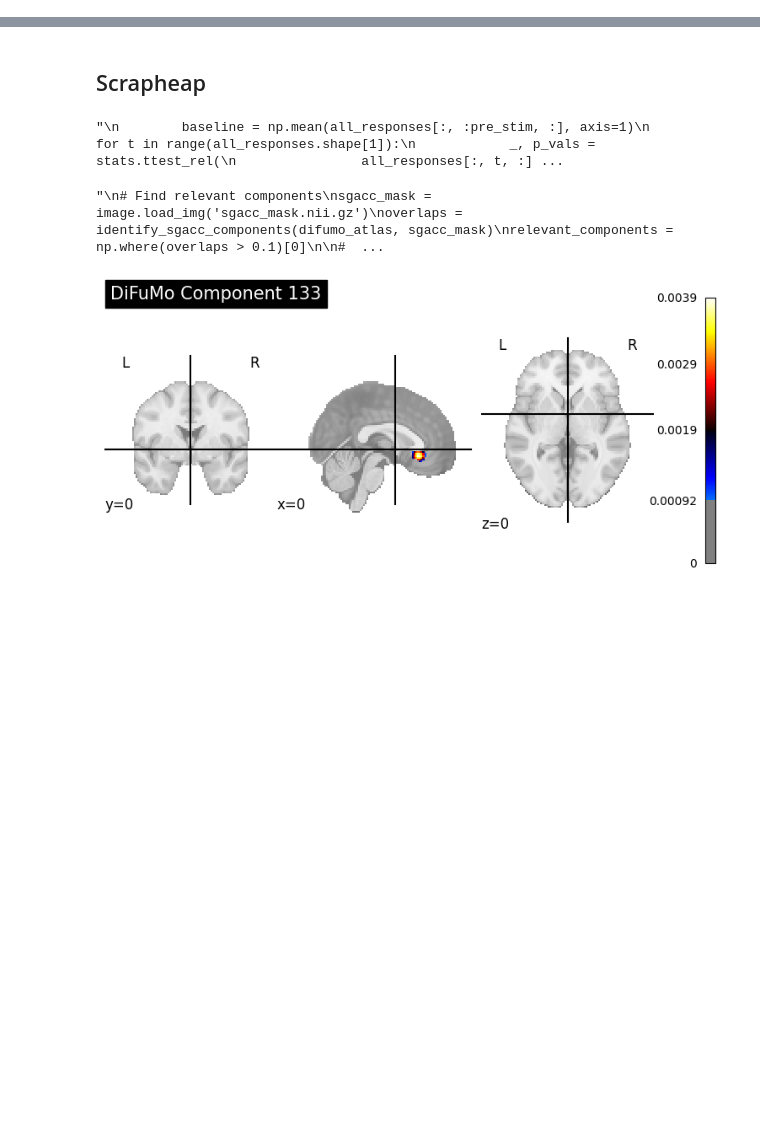
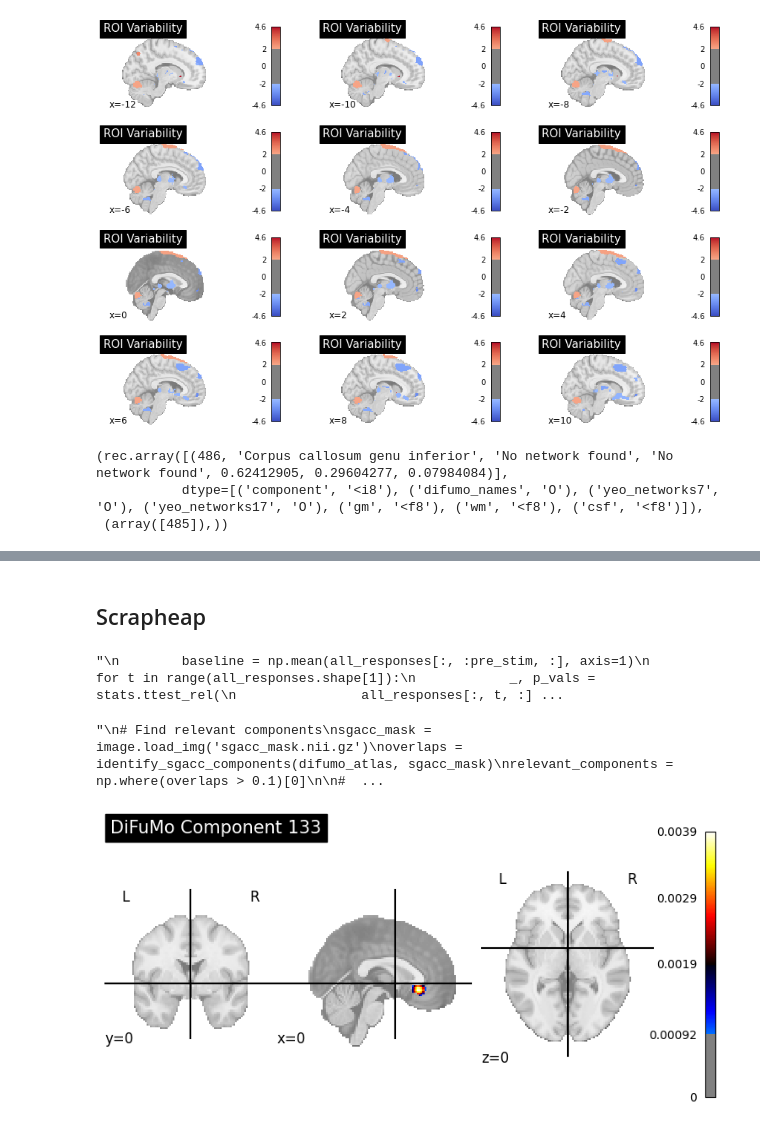
Before and after one commit to dmochow/fus, a Jupyter notebook: code/analyze_resampled_preprocessed_bold.ipynb, the cells around one changed output, grey strips where cells are left out. Cells and saved outputs as stored; diff of their text form; code cells hidden in the pictures; blank space fills up the shorter version.

```diff
--- a/code/analyze_resampled_preprocessed_bold.ipynb
+++ b/code/analyze_resampled_preprocessed_bold.ipynb
@@ -302,0 +175,2 @@ plt.plot(time_series['sham'][1][:, 133])
+# %%
+generate_time_series = False
@@ -302,0 +301,6 @@ plt.plot(time_series['sham'][1][:, 133])
+# %%
+# load DiFuMo atlas
+difumo = datasets.fetch_atlas_difumo(dimension=1024)
+labels = difumo.labels  # List of 1024 anatomical labels
+atlas_img = nib.load(difumo.maps)
+labels[rois_sig_sigma_post]
@@ -302,0 +325,42 @@ plt.plot(time_series['sham'][1][:, 133])
+# %%
+# Create volume with variability values
+# Assuming variability_values is your 1024-length array of variability metrics
+variability_map = np.zeros(atlas_img.shape[:-1])
+for roi_idx in range(1024):
+    roi_mask = (atlas_img.get_fdata()[:,:,:,roi_idx] > 0)
+    #variability_map[roi_mask] = t_stats_mu[roi_idx]
+    #variability_map[roi_mask] = t_stats_mu_post[roi_idx]
+    #variability_map[roi_mask] = t_stats_sigma[roi_idx]
+    variability_map[roi_mask] = t_stats_sigma_post[roi_idx]
+    #variability_map[roi_mask] = pvals_sigma_post[roi_idx] < 0.01
+
+# Create and save NIfTI
+variability_nii = nib.Nifti1Image(variability_map, atlas_img.affine)
+# %%
+fig, ax = plt.subplots(4,3, figsize=(15,10))
+
+# Plot
+for i, x in enumerate(range(-12, 12, 2)):
+
+    # convert i to a row column index
+    row = i // 3
+    col = i % 3
+
+    plotting.plot_stat_map(variability_nii,
+                          title='ROI Variability',
+                          colorbar=True,
+                          display_mode='x',
+                          cut_coords=range(x, x+1, 2),
+                          cmap = 'coolwarm',
+                          threshold=2.,
+                           figure=fig, axes=ax[row,col])
+# %% [output]
+[figure, added]
+# %%
+difumo = datasets.fetch_atlas_difumo(dimension=1024)
+labels = difumo.labels  # List of 1024 anatomical labels
+labels[np.where(np.array(t_stats_sigma_post)>4)], np.where(np.array(t_stats_sigma_post)>4)
+# %% [output]
+(rec.array([(486, 'Corpus callosum genu inferior', 'No network found', 'No network found', 0.62412905, 0.29604277, 0.07984084)],
+           dtype=[('component', '<i8'), ('difumo_names', 'O'), ('yeo_networks7', 'O'), ('yeo_networks17', 'O'), ('gm', '<f8'), ('wm', '<f8'), ('csf', '<f8')]),
+ (array([485]),))
```
Also changed, not shown: parts of 49 cells of this notebook.
